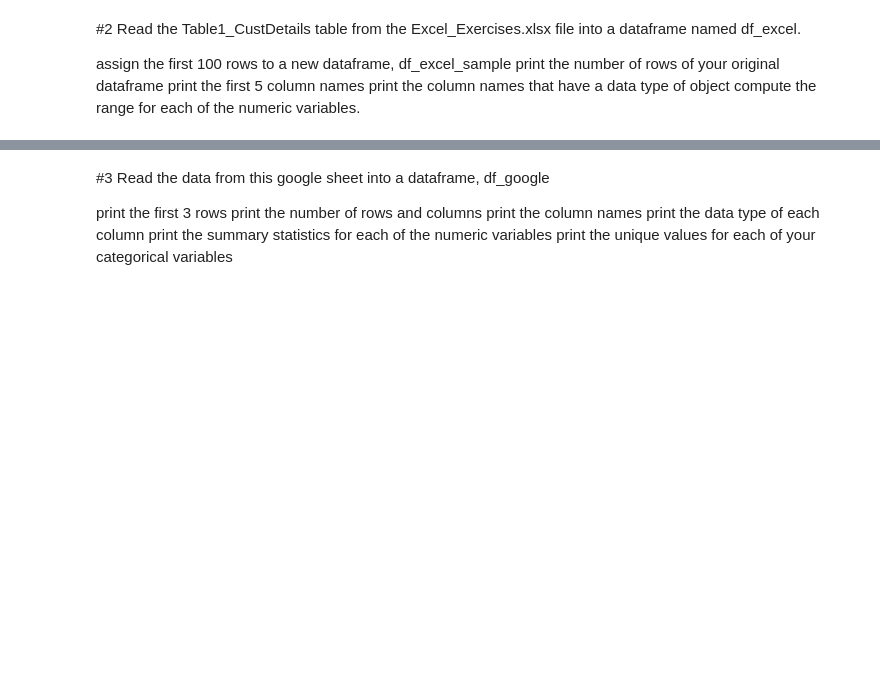
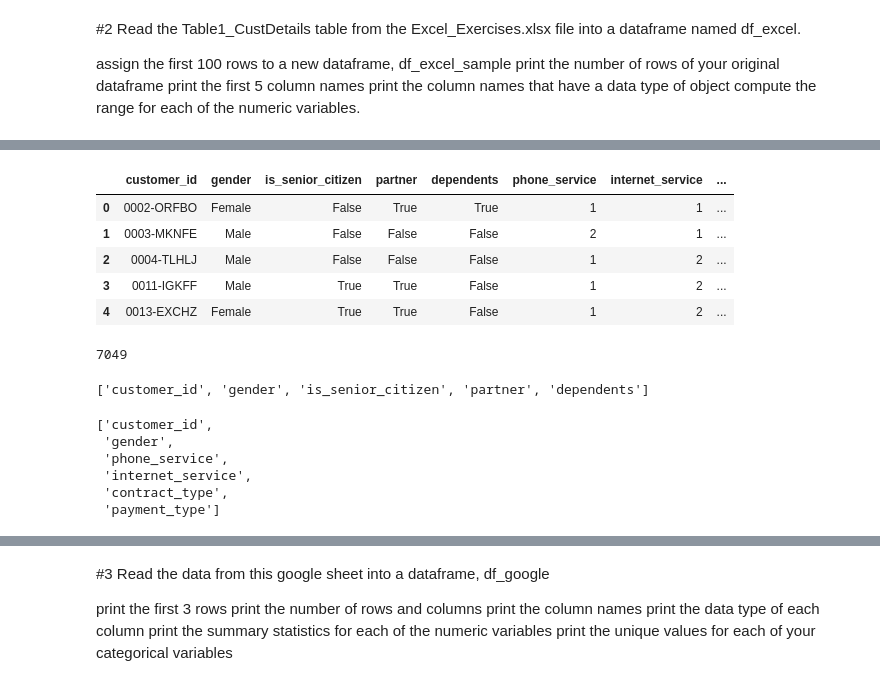
Before and after one commit to ian-james-johnson/classification_exercises, a Jupyter notebook: classification_exercises.ipynb, the cells around one changed output, grey strips where cells are left out. Saved outputs shown, nothing was run; the diff lists cells and outputs as text; code cells hidden in the pictures; blank space fills up the shorter version.

```diff
--- a/classification_exercises.ipynb
+++ b/classification_exercises.ipynb
@@ -86,0 +99,16 @@ df_excel = pd.read_excel()
+# %%
+#2
+# convert these columns to boolean
+df_telco.partner = df_telco.partner == 'Yes'
+df_telco.dependents = df_telco.dependents == 'Yes'
+df_telco.churn = df_telco.churn == 'Yes'
+df_telco.is_senior_citizen = df_telco.is_senior_citizen == 1
+
+df_telco.head()
+# %% [output]
+|  | customer_id | gender | is_senior_citizen | partner | dependents | phone_service | internet_service | ... |
+| 0 | 0002-ORFBO | Female | False | True | True | 1 | 1 | ... |
+| 1 | 0003-MKNFE | Male | False | False | False | 2 | 1 | ... |
+| 2 | 0004-TLHLJ | Male | False | False | False | 1 | 2 | ... |
+| 3 | 0011-IGKFF | Male | True | True | False | 1 | 2 | ... |
+| 4 | 0013-EXCHZ | Female | True | True | False | 1 | 2 | ... |
@@ -86,0 +118,20 @@ df_excel = pd.read_excel()
+# %%
+#2
+df_telco.shape[0]
+# %% [output]
+7049
+# %%
+#2
+df_telco.columns[0:5].to_list()
+# %% [output]
+['customer_id', 'gender', 'is_senior_citizen', 'partner', 'dependents']
+# %%
+#2
+df_telco.select_dtypes(include='object').columns.to_list()
+# %% [output]
+['customer_id',
+ 'gender',
+ 'phone_service',
+ 'internet_service',
+ 'contract_type',
+ 'payment_type']
```
Also changed, not shown: parts of 8 cells of this notebook, 4 other files.
